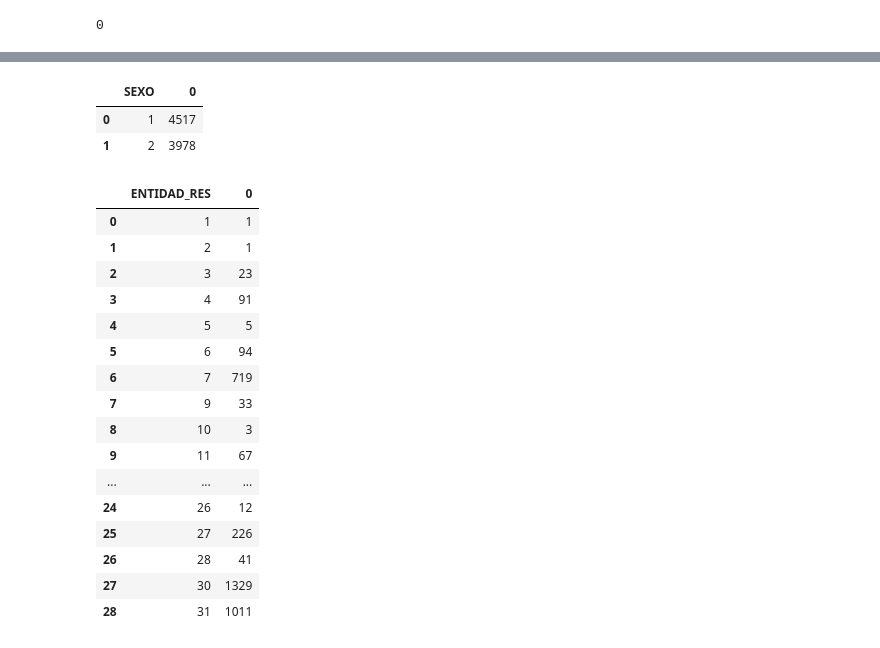
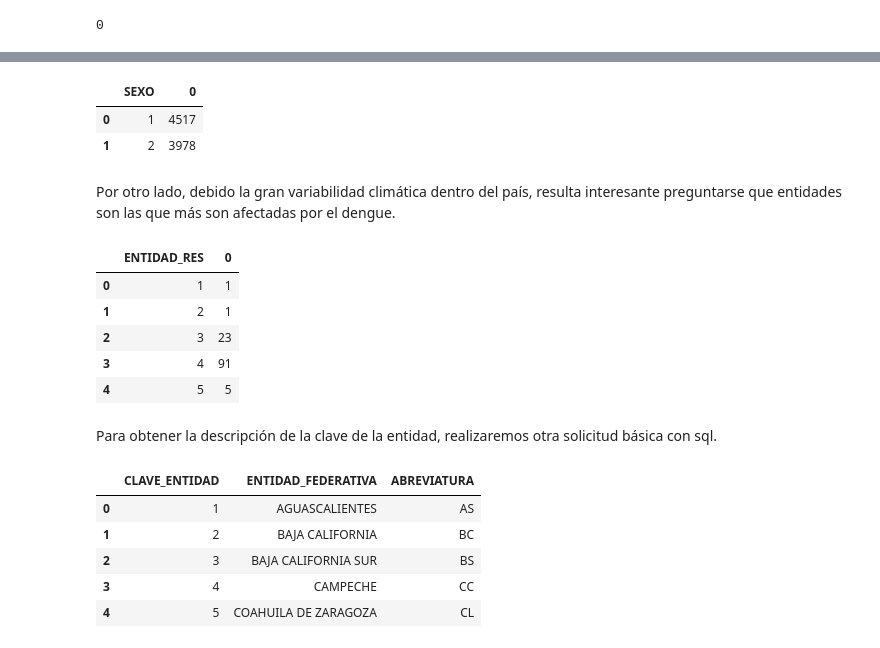
Before and after one commit to fofojaramillo/practica-introdatsci, a Jupyter notebook: graficas.ipynb, the cells around one changed output, grey strips where cells are left out. Cells and saved outputs as stored; diff of their text form; code cells hidden in the pictures.

```diff
--- a/graficas.ipynb
+++ b/graficas.ipynb
@@ -102,11 +88,10 @@ fig.show()
 # %%
 df_sexo = pd.DataFrame(df_aceptable.groupby('SEXO').size()).reset_index()
+df_sexo
+# %% [output]
+|  | SEXO | 0 |
+| 0 | 1 | 4517 |
+| 1 | 2 | 3978 |
-# %%
-df_sexo
-# %% [output]
-|  | SEXO | 0 |
-| 0 | 1 | 4517 |
-| 1 | 2 | 3978 |
 # %%
 df_sexo['Sexo'] = ['Mujer', 'Hombre']
 df_sexo.columns = ['Clave', 'Frecuencia', 'Sexo']
@@ -117,27 +102,27 @@ fig.update_layout(
     height=500,
 )
 fig.show()
+# %% [markdown]
+Por otro lado, debido la gran variabilidad climática dentro del país, resulta interesante preguntarse que entidades son las que más son afectadas por el dengue.
 # %%
 df_entidad =  pd.DataFrame(df_aceptable.groupby('ENTIDAD_RES').size()).reset_index()
+df_entidad.head()
+# %% [output]
+|  | ENTIDAD_RES | 0 |
+| 0 | 1 | 1 |
+| 1 | 2 | 1 |
+| 2 | 3 | 23 |
+| 3 | 4 | 91 |
+| 4 | 5 | 5 |
-# %%
-df_entidad
-# %% [output]
-|  | ENTIDAD_RES | 0 |
-| 0 | 1 | 1 |
-| 1 | 2 | 1 |
-| 2 | 3 | 23 |
-| 3 | 4 | 91 |
-| 4 | 5 | 5 |
-| 5 | 6 | 94 |
-| 6 | 7 | 719 |
-| 7 | 9 | 33 |
-| 8 | 10 | 3 |
-| 9 | 11 | 67 |
-| ... | ... | ... |
-| 24 | 26 | 12 |
-| 25 | 27 | 226 |
-| 26 | 28 | 41 |
-| 27 | 30 | 1329 |
-| 28 | 31 | 1011 |
+# %% [markdown]
+Para obtener la descripción de la clave de la entidad, realizaremos otra solicitud básica con sql.
 # %%
 df_entidad_clave = pd.read_sql_query("SELECT * FROM entidad", connection)
+df_entidad_clave.head()
+# %% [output]
+|  | CLAVE_ENTIDAD | ENTIDAD_FEDERATIVA | ABREVIATURA |
+| 0 | 1 | AGUASCALIENTES | AS |
+| 1 | 2 | BAJA CALIFORNIA | BC |
+| 2 | 3 | BAJA CALIFORNIA SUR | BS |
+| 3 | 4 | CAMPECHE | CC |
+| 4 | 5 | COAHUILA DE ZARAGOZA | CL |
```
Also changed, not shown: parts of 27 cells of this notebook.
